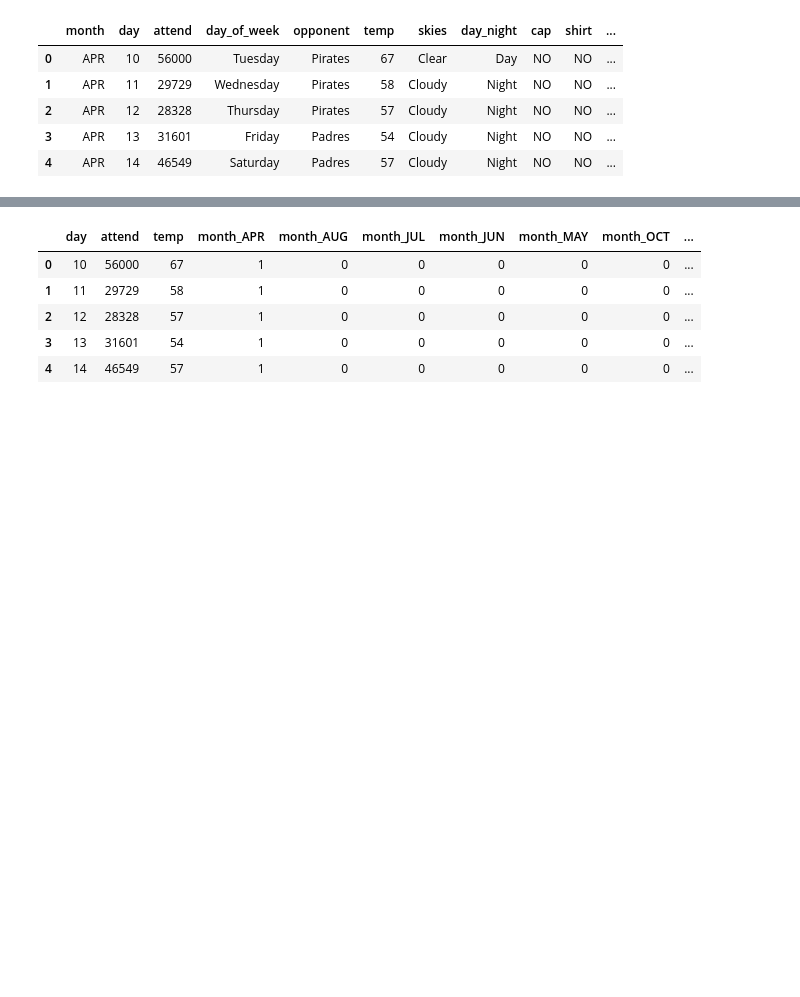
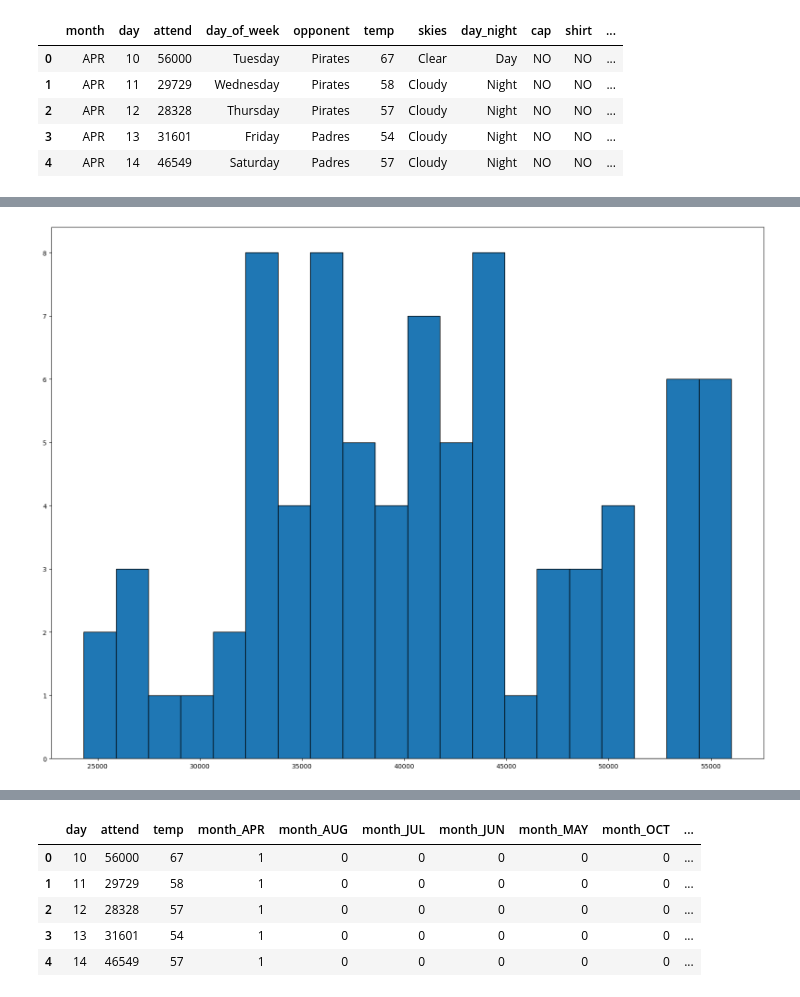
Before and after one commit to MWPerrineJr/Predictive-Analytics, a Jupyter notebook: dodgers_data.ipynb, the cells around one changed output, grey strips where cells are left out. Saved outputs shown, nothing was run; the diff lists cells and outputs as text; code cells hidden in the pictures; blank space fills up the shorter version.

```diff
--- a/dodgers_data.ipynb
+++ b/dodgers_data.ipynb
@@ -37,0 +47,6 @@ Create dummy variables and split data
+# %%
+plt.hist(data=dodgers, x='attend', bins=20, edgecolor= 'black')
+
+plt.show()
+# %% [output]
+[figure, added]
```
Also changed, not shown: parts of 22 cells of this notebook, 1 other file.
